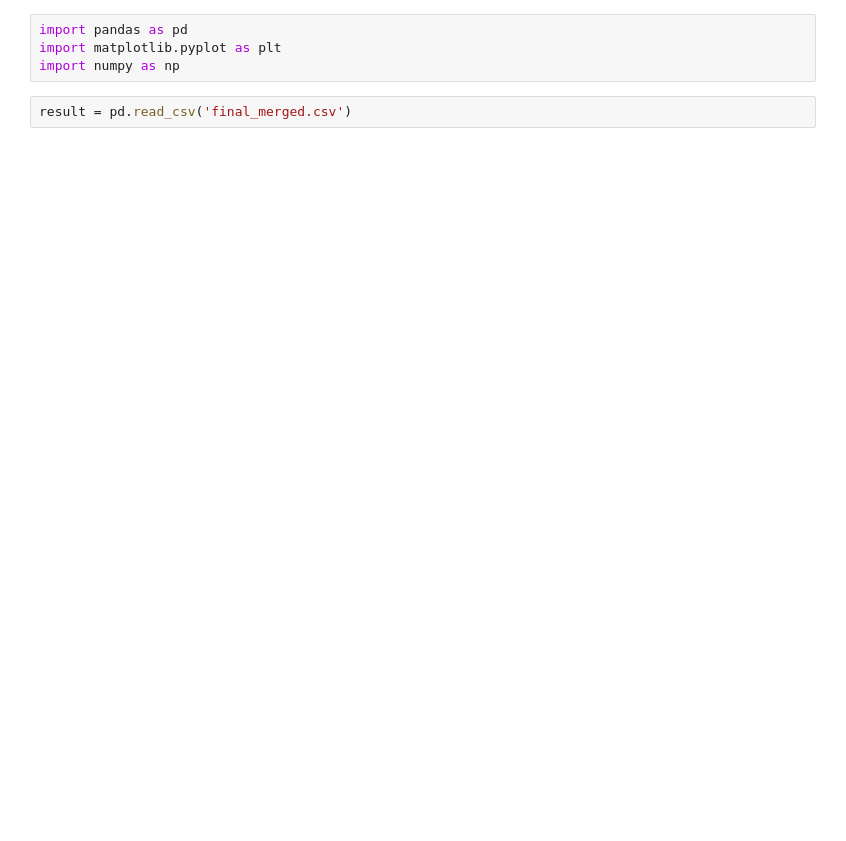
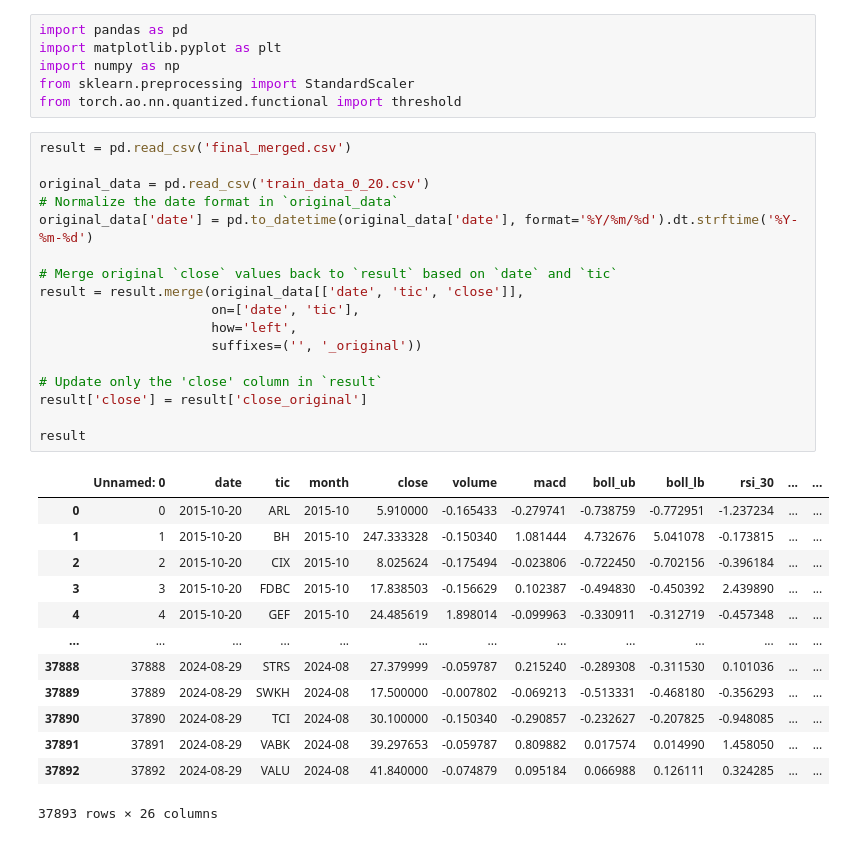
Before and after one commit to HerronYang/BBG_Capstone, a Jupyter notebook: LSTM/plot.ipynb, the cells around one changed output. Drawn from its saved outputs; the diff is of its cells as text; blank space fills up the shorter version.

```diff
--- a/LSTM/plot.ipynb
+++ b/LSTM/plot.ipynb
@@ -2,8 +2,39 @@
 import pandas as pd
 import matplotlib.pyplot as plt
 import numpy as np
+from sklearn.preprocessing import StandardScaler
+from torch.ao.nn.quantized.functional import threshold
 # %%
 result = pd.read_csv('final_merged.csv')
+
+original_data = pd.read_csv('train_data_0_20.csv')
+# Normalize the date format in `original_data`
+original_data['date'] = pd.to_datetime(original_data['date'], format='%Y/%m/%d').dt.strftime('%Y-%m-%d')
+
+# Merge original `close` values back to `result` based on `date` and `tic`
+result = result.merge(original_data[['date', 'tic', 'close']],
+                      on=['date', 'tic'],
+                      how='left',
+                      suffixes=('', '_original'))
+
+# Update only the 'close' column in `result`
+result['close'] = result['close_original']
+
+result
+# %% [output]
+|  | Unnamed: 0 | date | tic | month | close | volume | macd | boll_ub | boll_lb | rsi_30 | ... | ... |
+| 0 | 0 | 2015-10-20 | ARL | 2015-10 | 5.910000 | -0.165433 | -0.279741 | -0.738759 | -0.772951 | -1.237234 | ... | ... |
+| 1 | 1 | 2015-10-20 | BH | 2015-10 | 247.333328 | -0.150340 | 1.081444 | 4.732676 | 5.041078 | -0.173815 | ... | ... |
+| 2 | 2 | 2015-10-20 | CIX | 2015-10 | 8.025624 | -0.175494 | -0.023806 | -0.722450 | -0.702156 | -0.396184 | ... | ... |
+| 3 | 3 | 2015-10-20 | FDBC | 2015-10 | 17.838503 | -0.156629 | 0.102387 | -0.494830 | -0.450392 | 2.439890 | ... | ... |
+| 4 | 4 | 2015-10-20 | GEF | 2015-10 | 24.485619 | 1.898014 | -0.099963 | -0.330911 | -0.312719 | -0.457348 | ... | ... |
+| ... | ... | ... | ... | ... | ... | ... | ... | ... | ... | ... | ... | ... |
+| 37888 | 37888 | 2024-08-29 | STRS | 2024-08 | 27.379999 | -0.059787 | 0.215240 | -0.289308 | -0.311530 | 0.101036 | ... | ... |
+| 37889 | 37889 | 2024-08-29 | SWKH | 2024-08 | 17.500000 | -0.007802 | -0.069213 | -0.513331 | -0.468180 | -0.356293 | ... | ... |
+| 37890 | 37890 | 2024-08-29 | TCI | 2024-08 | 30.100000 | -0.150340 | -0.290857 | -0.232627 | -0.207825 | -0.948085 | ... | ... |
+| 37891 | 37891 | 2024-08-29 | VABK | 2024-08 | 39.297653 | -0.059787 | 0.809882 | 0.017574 | 0.014990 | 1.458050 | ... | ... |
+| 37892 | 37892 | 2024-08-29 | VALU | 2024-08 | 41.840000 | -0.074879 | 0.095184 | 0.066988 | 0.126111 | 0.324285 | ... | ... |
+37893 rows × 26 columns
 # %%
 def plot_anomalies(tickers):
     # Define the grid size based on the number of tickers
```
Also changed, not shown: parts of 2 cells of this notebook, 22 other files.
